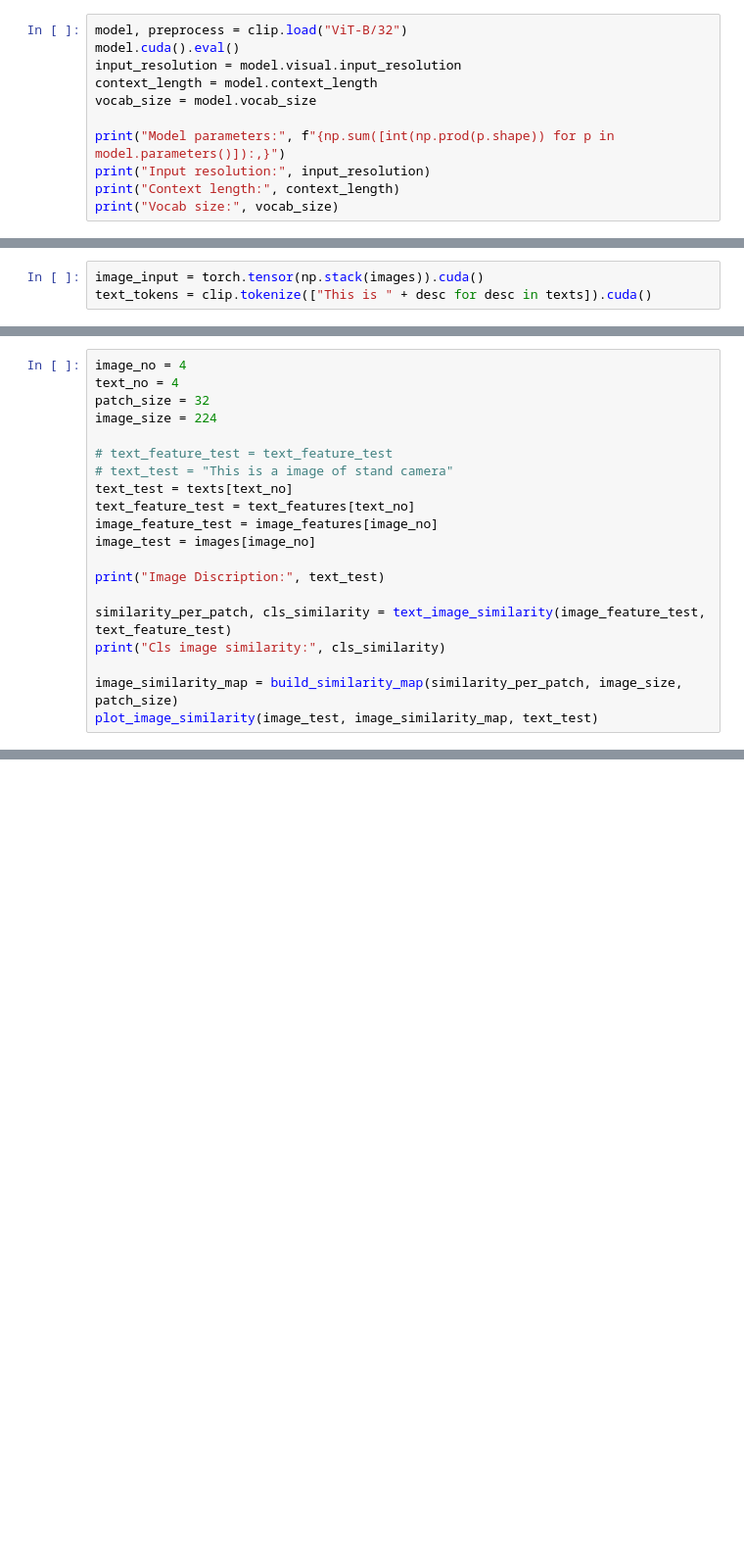
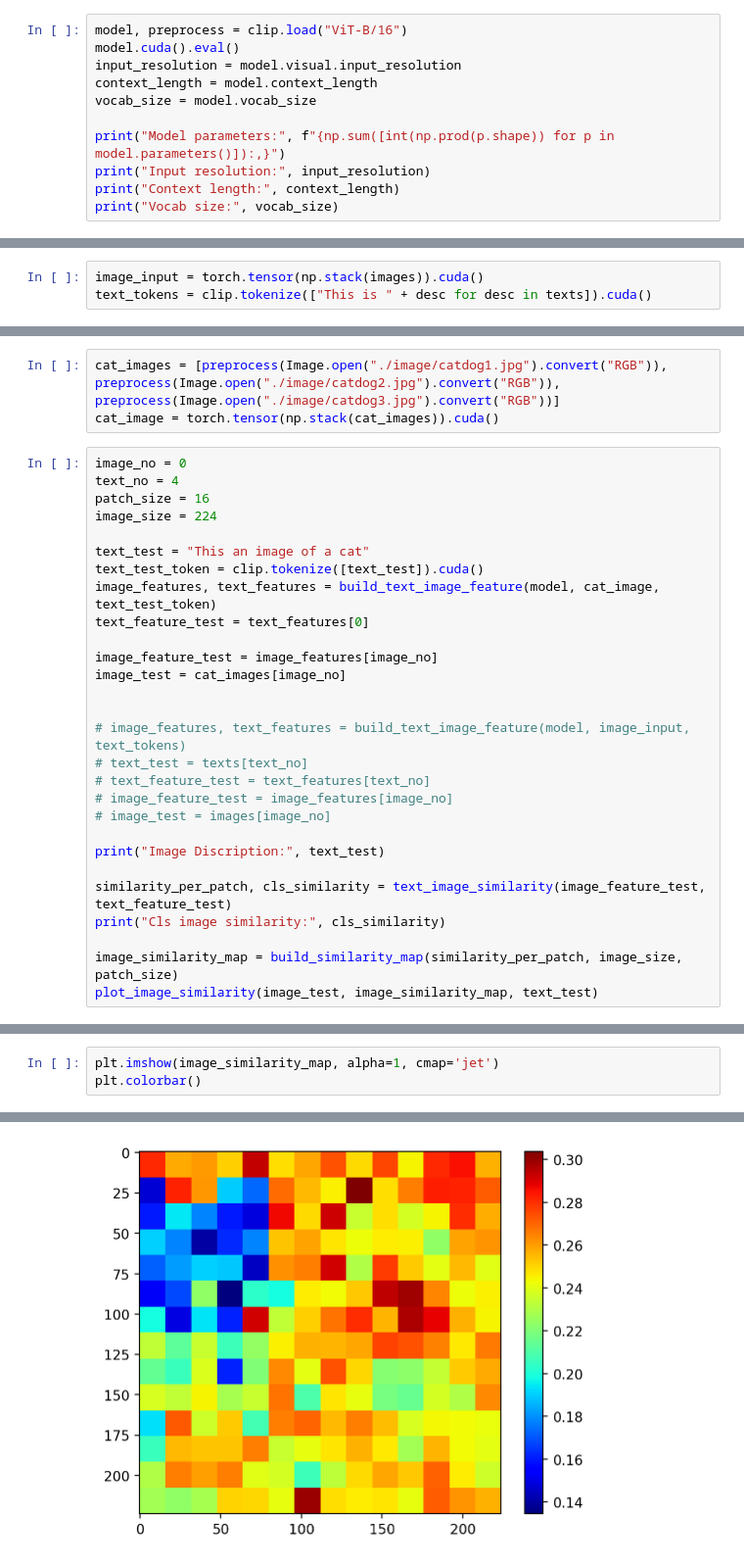
Before and after one commit to PasitTiwa/ThesisPlayground, a Jupyter notebook: clip_inference.ipynb, the cells around one changed output, grey strips where cells are left out. Shown at 98% size. Saved outputs shown, nothing was run; the diff lists cells and outputs as text; blank space fills up the shorter version.

Commit message:
Update progress teting similarity patch

```diff
--- a/clip_inference.ipynb
+++ b/clip_inference.ipynb
@@ -25,7 +25,7 @@ os.environ['https_proxy'] = "http://192.41.170.23:3128"
 # %%
 # clip.available_models()
 # %%
-model, preprocess = clip.load("ViT-B/32")
+model, preprocess = clip.load("ViT-B/16")
 model.cuda().eval()
 input_resolution = model.visual.input_resolution
 context_length = model.context_length
@@ -119,15 +123,26 @@ def plot_image_similarity(image, image_filter, text):
+# %%
+cat_images = [preprocess(Image.open("./image/catdog1.jpg").convert("RGB")), preprocess(Image.open("./image/catdog2.jpg").convert("RGB")), preprocess(Image.open("./image/catdog3.jpg").convert("RGB"))]
+cat_image = torch.tensor(np.stack(cat_images)).cuda()
 # %%
-image_no = 4
+image_no = 0
 text_no = 4
-patch_size = 32
+patch_size = 16
 image_size = 224
 
-# text_feature_test = text_feature_test
-# text_test = "This is a image of stand camera"
-text_test = texts[text_no]
-text_feature_test = text_features[text_no]
+text_test = "This an image of a cat"
+text_test_token = clip.tokenize([text_test]).cuda()
+image_features, text_features = build_text_image_feature(model, cat_image, text_test_token)
+text_feature_test = text_features[0]
+
 image_feature_test = image_features[image_no]
-image_test = images[image_no]
+image_test = cat_images[image_no]
+
+
+# image_features, text_features = build_text_image_feature(model, image_input, text_tokens)
+# text_test = texts[text_no]
+# text_feature_test = text_features[text_no]
+# image_feature_test = image_features[image_no]
+# image_test = images[image_no]
 
 print("Image Discription:", text_test)
 
@@ -140,0 +158,4 @@ similarity_per_patch
+# %%
+plt.imshow(image_similarity_map, alpha=1, cmap='jet')
+plt.colorbar()
+# %% [output]
@@ -140,0 +163 @@ similarity_per_patch
+[figure, added]
```
Also changed, not shown: parts of 15 cells of this notebook, 6 other files.
